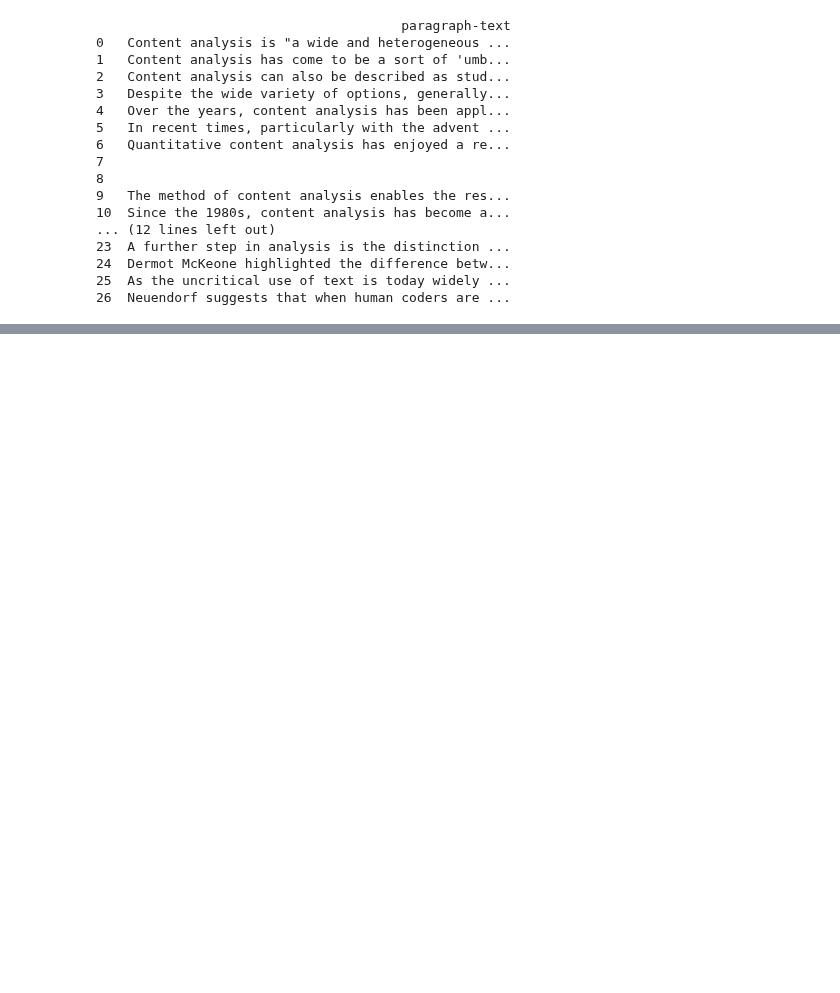
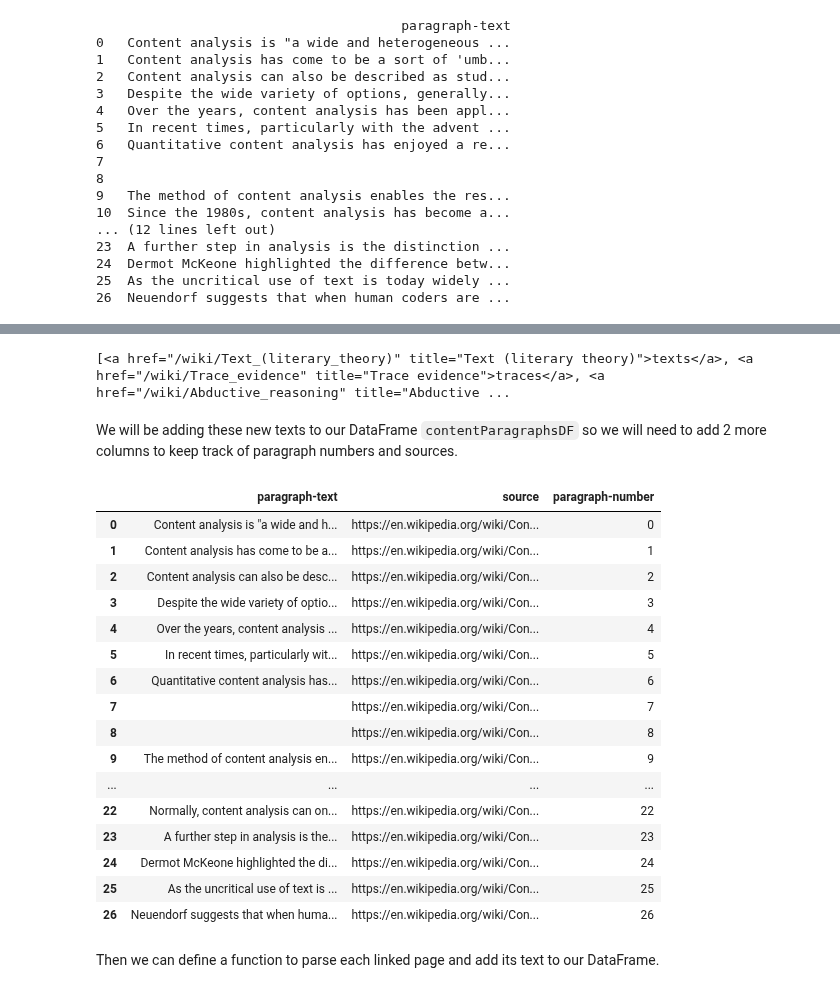
Before and after one commit to KnowledgeLab/content_analysis, a Jupyter notebook: notebooks/1-intro.ipynb, the cells around one changed output, grey strips where cells are left out. Saved outputs shown, nothing was run; the diff lists cells and outputs as text; code cells hidden in the pictures; blank space fills up the shorter version.

```diff
--- a/notebooks/1-intro.ipynb
+++ b/notebooks/1-intro.ipynb
@@ -105,7 +107,7 @@ for pTag in contentPTags:
     contentParagraphs.append(re.sub(r'\[\d+\]', '', pTag.text))
 
 #convert to a DataFrame
-contentParagraphsDF = pandas.DataFrame(contentParagraphs, columns=['paragraph-text'])
+contentParagraphsDF = pandas.DataFrame({'paragraph-text' : contentParagraphs})
 print(contentParagraphsDF)
 # %% [output]
                                        paragraph-text
@@ -129,0 +138,34 @@ Now we have a `DataFrame` of all the relevant text from the page ready to be pro
+# %%
+tagLinks = []
+for pTag in contentPTags:
+    #we only want hrefs that link to wiki pages
+    tagLinks += pTag.findAll('a', href=re.compile('/wiki/'), class_=False)
+print(tagLinks[:4])
+# %% [output]
+[<a href="/wiki/Text_(literary_theory)" title="Text (literary theory)">texts</a>, <a href="/wiki/Trace_evidence" title="Trace evidence">traces</a>, <a href="/wiki/Abductive_reasoning" title="Abductive ...
+# %% [markdown]
+We will be adding these new texts to our DataFrame `contentParagraphsDF` so we will need to add 2 more columns to keep track of paragraph numbers and sources.
+# %%
+contentParagraphsDF['source'] = [wikipedia_content_analysis] * len(contentParagraphsDF['paragraph-text'])
+contentParagraphsDF['paragraph-number'] = range(len(contentParagraphsDF['paragraph-text']))
+contentParagraphsDF
+# %% [output]
+|  | paragraph-text | source | paragraph-number |
+| 0 | Content analysis is "a wide and h... | https://en.wikipedia.org/wiki/Con... | 0 |
+| 1 | Content analysis has come to be a... | https://en.wikipedia.org/wiki/Con... | 1 |
+| 2 | Content analysis can also be desc... | https://en.wikipedia.org/wiki/Con... | 2 |
+| 3 | Despite the wide variety of optio... | https://en.wikipedia.org/wiki/Con... | 3 |
+| 4 | Over the years, content analysis ... | https://en.wikipedia.org/wiki/Con... | 4 |
+| 5 | In recent times, particularly wit... | https://en.wikipedia.org/wiki/Con... | 5 |
+| 6 | Quantitative content analysis has... | https://en.wikipedia.org/wiki/Con... | 6 |
+| 7 |  | https://en.wikipedia.org/wiki/Con... | 7 |
+| 8 |  | https://en.wikipedia.org/wiki/Con... | 8 |
+| 9 | The method of content analysis en... | https://en.wikipedia.org/wiki/Con... | 9 |
+| ... | ... | ... | ... |
+| 22 | Normally, content analysis can on... | https://en.wikipedia.org/wiki/Con... | 22 |
+| 23 | A further step in analysis is the... | https://en.wikipedia.org/wiki/Con... | 23 |
+| 24 | Dermot McKeone highlighted the di... | https://en.wikipedia.org/wiki/Con... | 24 |
+| 25 | As the uncritical use of text is ... | https://en.wikipedia.org/wiki/Con... | 25 |
+| 26 | Neuendorf suggests that when huma... | https://en.wikipedia.org/wiki/Con... | 26 |
+# %% [markdown]
+Then we can define a function to parse each linked page and add its text to our DataFrame.
```
Also changed, not shown: parts of 7 cells of this notebook, 3 other files.
